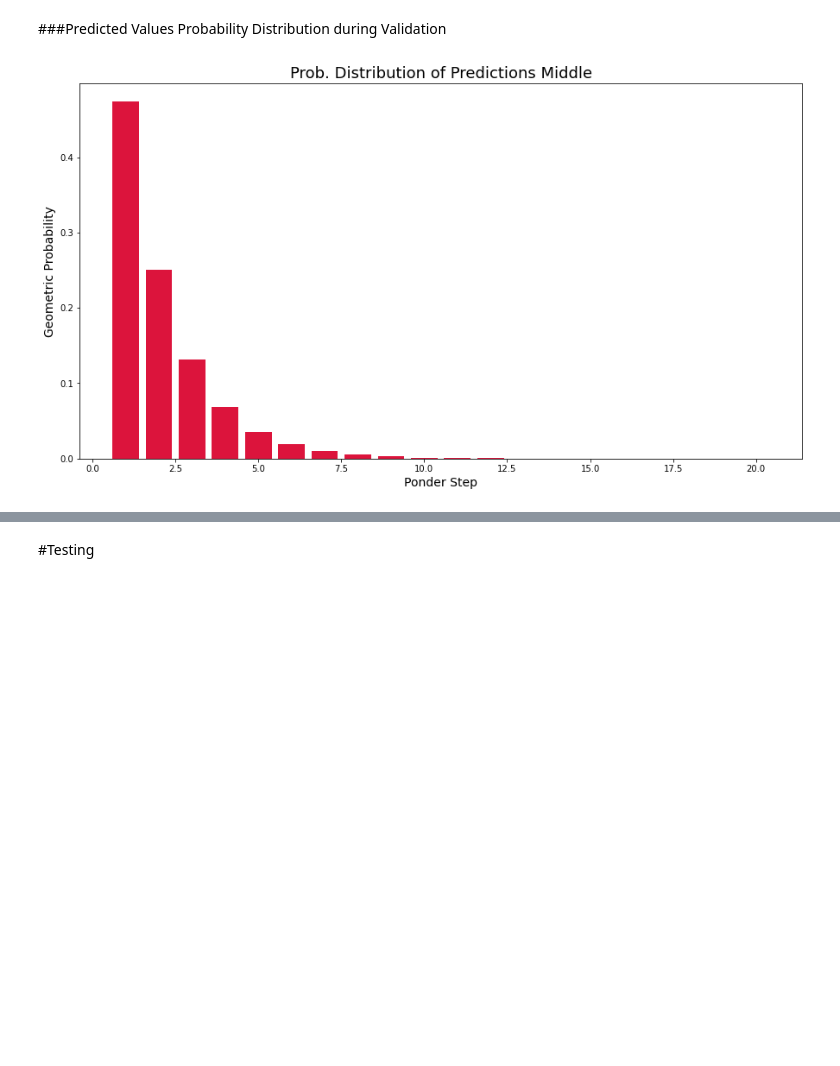
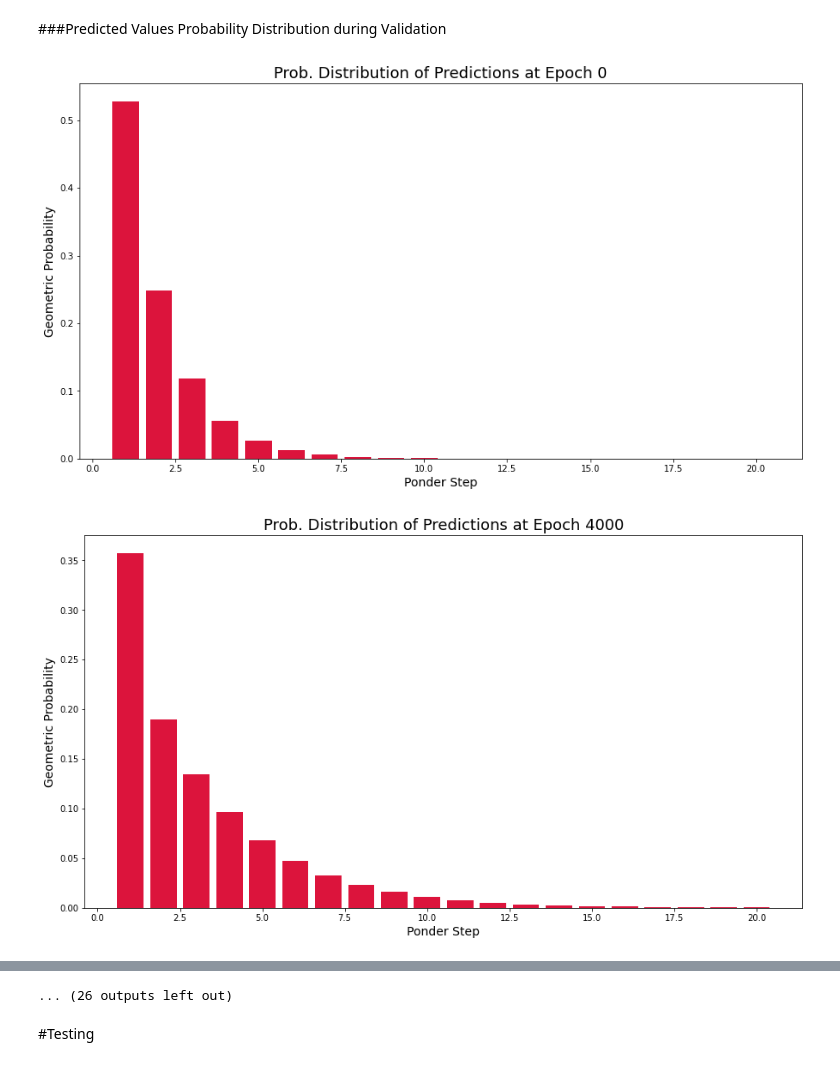
Before and after one commit to akbazuka/ParityPonderNet, a Jupyter notebook: Parity_PonderNet.ipynb, the cells around one changed output, grey strips where cells are left out. Saved outputs shown, nothing was run; the diff lists cells and outputs as text; code cells hidden in the pictures; blank space fills up the shorter version.

```diff
--- a/Parity_PonderNet.ipynb
+++ b/Parity_PonderNet.ipynb
@@ -329,12 +340,13 @@ plt.show()
 '''
 Plot the Accuracy over Ponder Steps
 '''
-plt.figure(figsize=(15,8))
-plt.bar(range(1, len(ponder_valid_acc[-1])+1), ponder_valid_acc[-1], color='darkcyan')
-plt.xlabel('Ponder Step', fontsize=14)
-plt.ylabel('Prediction Accuracy', fontsize=14)
-plt.title("Prediction Accuracy by Ponder Steps Middle", fontsize=18)
-plt.ylim(0,1.0)
-plt.savefig("Pred. Acc. Middle.png")
-plt.show()
+for i in range(len(ponder_valid_acc)):
+    plt.figure(figsize=(15,8))
+    plt.bar(list(range(1, len(ponder_valid_acc[i])+1)), ponder_valid_acc[i], color='darkcyan')
+    plt.xlabel('Ponder Step', fontsize=14)
+    plt.ylabel('Prediction Accuracy', fontsize=14)
+    plt.title(f"Prediction Accuracy by Ponder Step at Epoch {i*4000}", fontsize=18)
+    plt.ylim(0,1.0)
+    plt.savefig(f"Hard Sample Pred. Acc. {i}.png")
+    # plt.show()
 # %% [output]
@@ -344,13 +368,15 @@ plt.show()
 # %%
 '''
 Plot the Probability Distribution of the Predictions
 '''
-plt.figure(figsize=(15,8))
-plt.bar(list(range(1, len(ponder_valid_avg_prob[0])+1)), ponder_valid_avg_prob[0], color='crimson')
-plt.xlabel('Ponder Step', fontsize=14)
-plt.ylabel('Geometric Probability', fontsize=14)
-plt.title("Prob. Distribution of Predictions Middle", fontsize=18)
-plt.savefig("Prob. Dist Middle.png")
-plt.show()
+for i in range(len(ponder_valid_avg_prob)):
+    plt.figure(figsize=(15,8))
+    plt.bar(list(range(1, len(ponder_valid_avg_prob[i])+1)), ponder_valid_avg_prob[i], color='crimson')
+    plt.xlabel('Ponder Step', fontsize=14)
+    plt.ylabel('Geometric Probability', fontsize=14)
+    plt.title(f"Prob. Distribution of Predictions at Epoch {i*4000}", fontsize=18)
+    plt.savefig(f"Hard Prob. Dist {i}.png")
+    plt.show()
 # %% [output]
-[figure, old version]
+[figure, new version]
+[figure, added]
@@ -357,3 +393,4 @@ plt.show()
+... (26 outputs left out)
 # %% [markdown]
 #Testing
 # %% [markdown]
```
Also changed, not shown: parts of 9 cells of this notebook, 1 other file.
